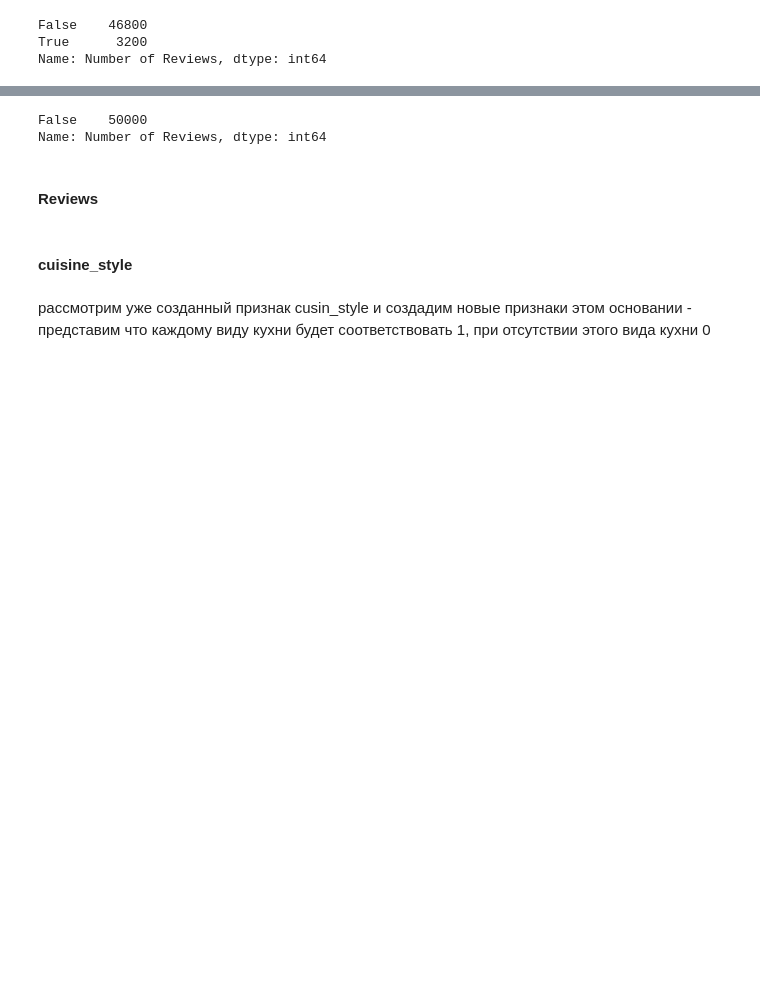
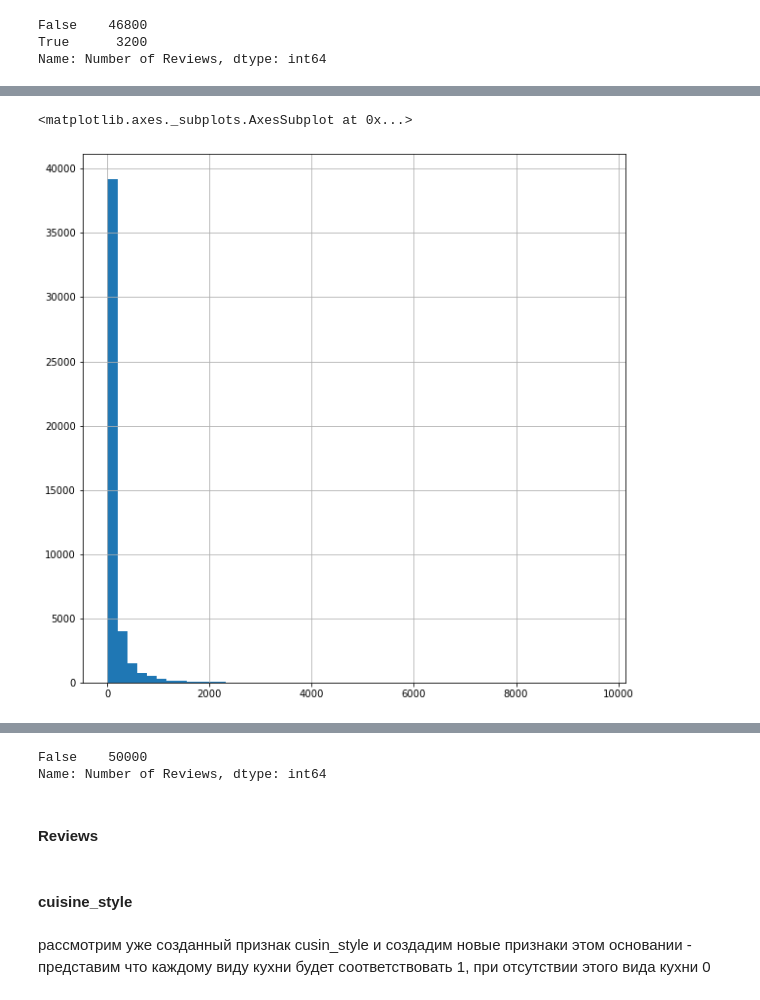
Before and after one commit to BasilPDS/CoursSF_L, a Jupyter notebook: module_3/module_3.ipynb, the cells around one changed output, grey strips where cells are left out. Saved outputs shown, nothing was run; the diff lists cells and outputs as text; code cells hidden in the pictures; blank space fills up the shorter version.

```diff
--- a/module_3/module_3.ipynb
+++ b/module_3/module_3.ipynb
@@ -666,6 +668,2 @@ Name: Price Range, dtype: int64
 # %%
 data['Price Range'] = data['Price Range'].fillna('$$ - $$$')
-price_dict = {'$': 1, '$$ - $$$': 2, '$$$$': 3}
-
-# выполним преобразование
-data['Price Range'].replace(price_dict, inplace=True)
@@ -691,0 +736,5 @@ Name: Number of Reviews, dtype: int64
+# %%
+data['Number of Reviews'].hist(bins=50)
+# %% [output]
+<matplotlib.axes._subplots.AxesSubplot at 0x...>
+[figure, added]
```
Also changed, not shown: parts of 28 cells of this notebook.
